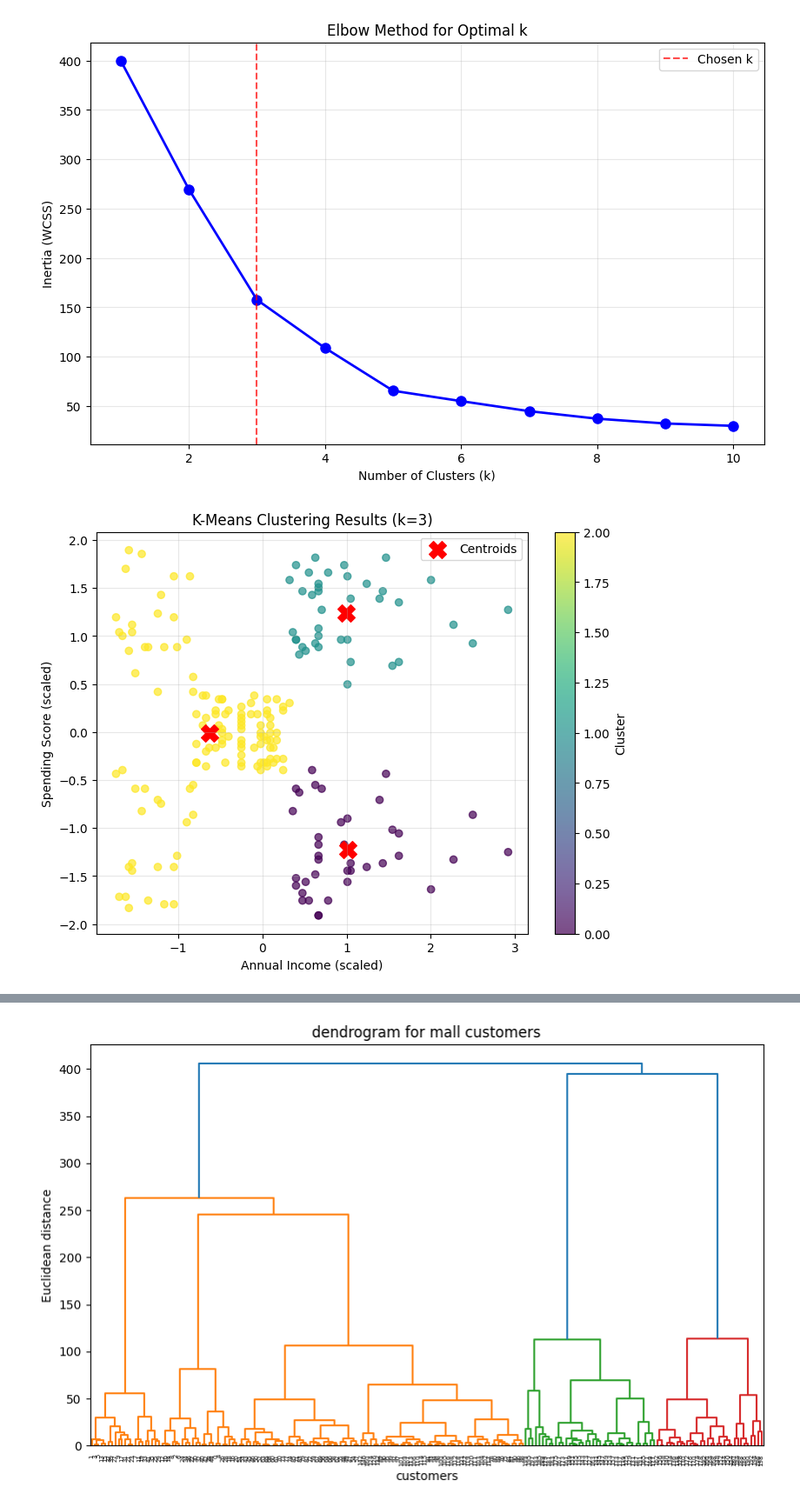
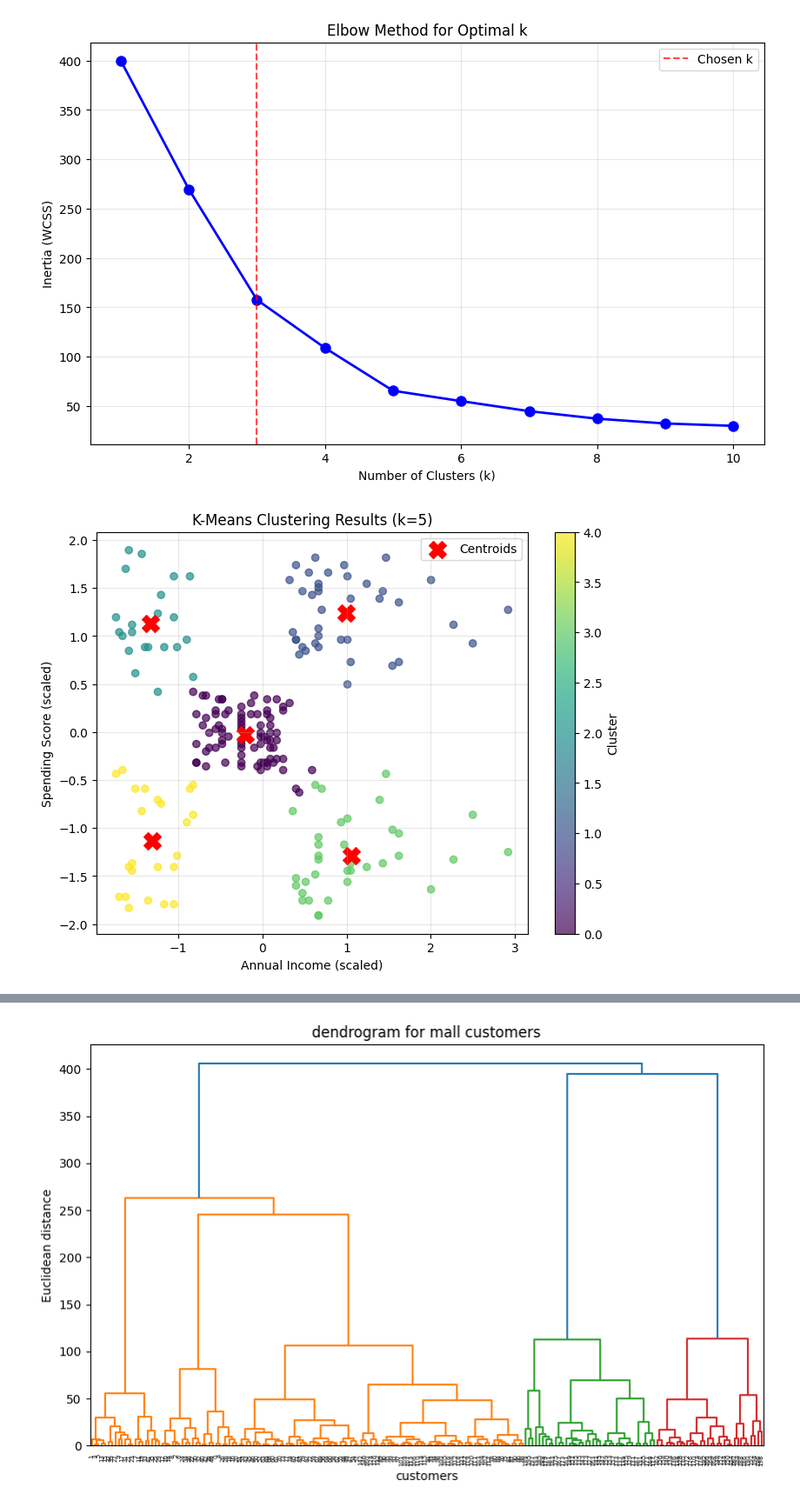
Before and after one commit to DS605-2025-FOML/clustering-using-scikit-learn-ddeep01, a Jupyter notebook: 202518050_lab06.ipynb, the cells around one changed output, grey strips where cells are left out. Shown at 87% size. Saved outputs shown, nothing was run; the diff lists cells and outputs as text; code cells hidden in the pictures.

```diff
--- a/202518050_lab06.ipynb
+++ b/202518050_lab06.ipynb
@@ -90,36 +90,36 @@ plt.show()
 # %% [output]
 [figure]
 # %%
-k = 3
+k = 5
 kmeans = KMeans(n_clusters=k, random_state=42, n_init=10)
 labels_kmeans = kmeans.fit_predict(X_scaled)
 centroids = kmeans.cluster_centers_
 
 plt.figure(figsize=(8,6))
 scatter = plt.scatter(
     X_scaled[:, 0],
     X_scaled[:, 1],
     c=labels_kmeans,
     cmap='viridis',
     alpha=0.7
 )
 
 plt.scatter(
     centroids[:, 0],
     centroids[:, 1],
     s=200,
     c='red',
     marker='X',
     label='Centroids'
 )
 
 plt.xlabel("Annual Income (scaled)")
 plt.ylabel("Spending Score (scaled)")
 plt.title(f"K-Means Clustering Results (k={k})")
 plt.legend()
 plt.colorbar(scatter, label="Cluster")
 plt.grid(True, alpha=0.3)
 plt.show()
 # %% [output]
-[figure, old version]
+[figure, new version]
 # %%
```
Also changed, not shown: parts of 2 cells of this notebook.
